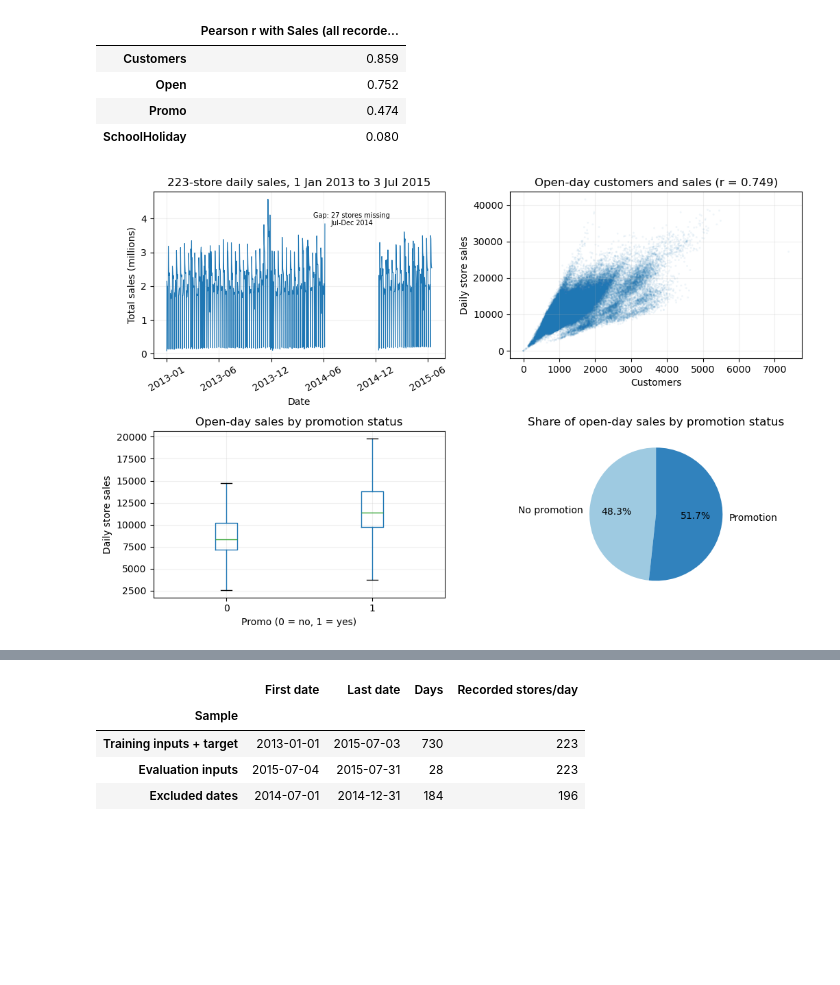
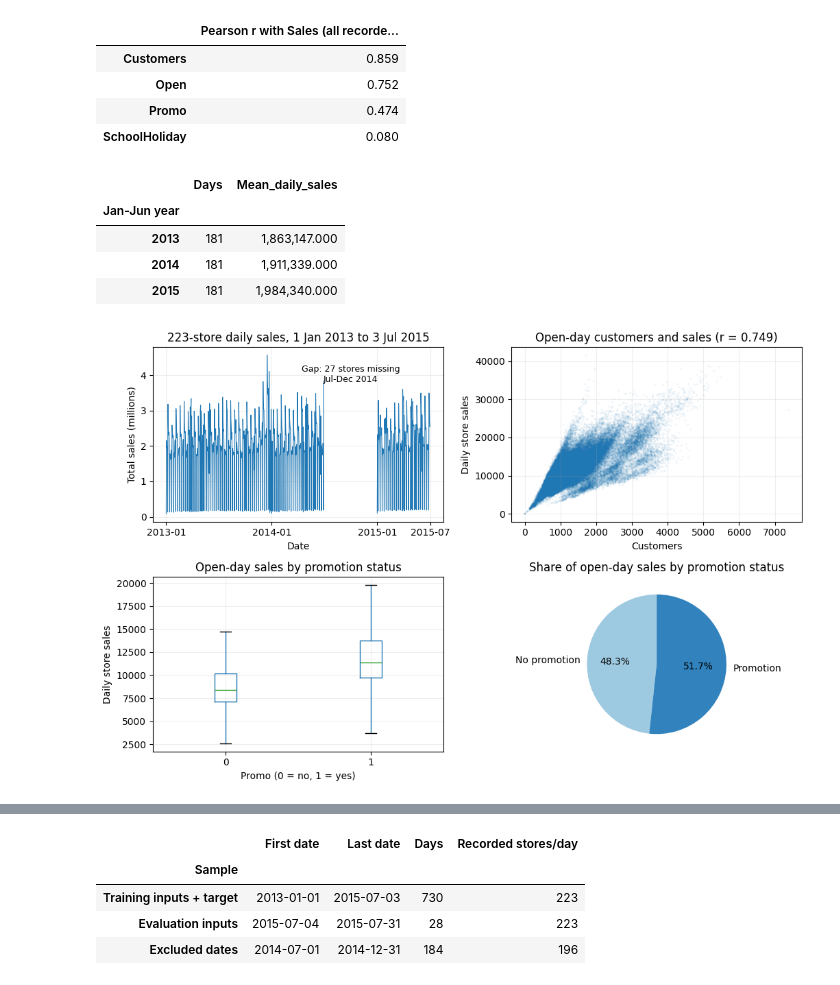
Before and after one commit to C2mmm-web/rossmann-sales-forecasting, a Jupyter notebook: rossmann_sales_forecasting.ipynb, the cells around one changed output, grey strips where cells are left out. Drawn from its saved outputs; the diff is of its cells as text; code cells hidden in the pictures; blank space fills up the shorter version.

Commit message:
Update complete Rossmann analysis with chronological model comparisons

```diff
--- a/rossmann_sales_forecasting.ipynb
+++ b/rossmann_sales_forecasting.ipynb
@@ -70,13 +57,9 @@ pd.set_option("display.max_columns", 20)
 pd.set_option("display.float_format", lambda value: f"{value:,.3f}")
 
 repository = Path(".")
-compressed_path = repository / "data/raw/Rossmann_train.csv.gz"
-csv_path = repository / "data/raw/Rossmann_train.csv"
-INPUT_PATH = compressed_path if compressed_path.is_file() else csv_path
-if not INPUT_PATH.is_file():
-    raise FileNotFoundError(
-        "Download the Kaggle training data to data/raw/Rossmann_train.csv or .csv.gz"
-    )
+INPUT_PATH = next((p for p in [repository / "data/raw/Rossmann_train.csv.gz", repository / "data/raw/Rossmann_train.csv"] if p.is_file()), None)
+if INPUT_PATH is None:
+    raise FileNotFoundError("Download Kaggle train.csv and save it as data/raw/Rossmann_train.csv or .csv.gz")
 
 train_input = pd.read_csv(INPUT_PATH, low_memory=False)
 initial_audit = pd.Series({
@@ -306,39 +292,52 @@ display(factor_summary, sales_correlations.sort_values(ascending=False).to_frame
 daily_portfolio = development_data.groupby("Date").agg(
     TotalSales=("Sales", "sum"), ObservedStores=("Store", "nunique")
 ).reindex(pd.date_range(development_data["Date"].min(), ranking_end))
+# Compare the same six months using only complete portfolio dates.
+first_half = daily_portfolio.loc[
+    daily_portfolio.index.month <= 6
+].query("ObservedStores == @top_store_count")
+half_year_summary = first_half.groupby(first_half.index.year)["TotalSales"].agg(
+    Days="count", Mean_daily_sales="mean")
+display(half_year_summary.rename_axis("Jan-Jun year").round(0))
 plot_sales = daily_portfolio["TotalSales"].copy()
 # Keep calendar gaps visible; never replace missing sales with zero.
 plot_sales.loc[daily_portfolio["ObservedStores"].ne(len(top_store_ids))] = float("nan")
 
 fig, axes = plt.subplots(2, 2, figsize=(10.5, 7.0))
 axes[0, 0].plot(plot_sales.index, plot_sales / 1_000_000,
                 color="#1f77b4", linewidth=0.8)
 axes[0, 0].set(title="223-store daily sales, 1 Jan 2013 to 3 Jul 2015",
                xlabel="Date", ylabel="Total sales (millions)")
 axes[0, 0].text(pd.Timestamp("2014-10-01"), 3.8,
-                "Gap: 27 stores missing\nJul-Dec 2014", ha="center", fontsize=7)
-date_ticks = daily_portfolio.index[::180]
-axes[0, 0].set_xticks(date_ticks, [date.strftime("%Y-%m") for date in date_ticks], rotation=30)
+                "Gap: 27 stores missing\nJul-Dec 2014", ha="center", fontsize=9)
+date_ticks = [daily_portfolio.index[0], pd.Timestamp("2014-01-01"),
+              pd.Timestamp("2015-01-01"), ranking_end]
+axes[0, 0].set_xticks(date_ticks, [date.strftime("%Y-%m") for date in date_ticks], rotation=0)
 
 axes[0, 1].scatter(open_development["Customers"], open_development["Sales"],
                    s=4, alpha=0.07, color="#1f77b4", edgecolors="none")
 axes[0, 1].set(title=f"Open-day customers and sales (r = {customer_sales_correlation:.3f})",
                xlabel="Customers", ylabel="Daily store sales")
 
 open_development.boxplot(column="Sales", by="Promo", ax=axes[1, 0],
                          grid=False, showfliers=False)
 axes[1, 0].set(title="Open-day sales by promotion status",
                xlabel="Promo (0 = no, 1 = yes)", ylabel="Daily store sales")
 
 promotion_sales = open_development.groupby("Promo")["Sales"].sum().reindex([0, 1])
 axes[1, 1].pie(promotion_sales, labels=["No promotion", "Promotion"],
                autopct="%1.1f%%", startangle=90, colors=["#9ecae1", "#3182bd"])
 axes[1, 1].set_title("Share of open-day sales by promotion status")
 for ax in axes.flat[:3]:
     ax.grid(alpha=0.2)
 fig.suptitle("")
 plt.tight_layout()
 plt.show()
 # %% [output]
+|  | Days | Mean_daily_sales |
+| Jan-Jun year |  |  |
+| 2013 | 181 | 1,863,147.000 |
+| 2014 | 181 | 1,911,339.000 |
+| 2015 | 181 | 1,984,340.000 |
-[figure, old version]
+[figure, new version]
 # %% [markdown]
```
Also changed, not shown: parts of 45 cells of this notebook, 2 other files.
